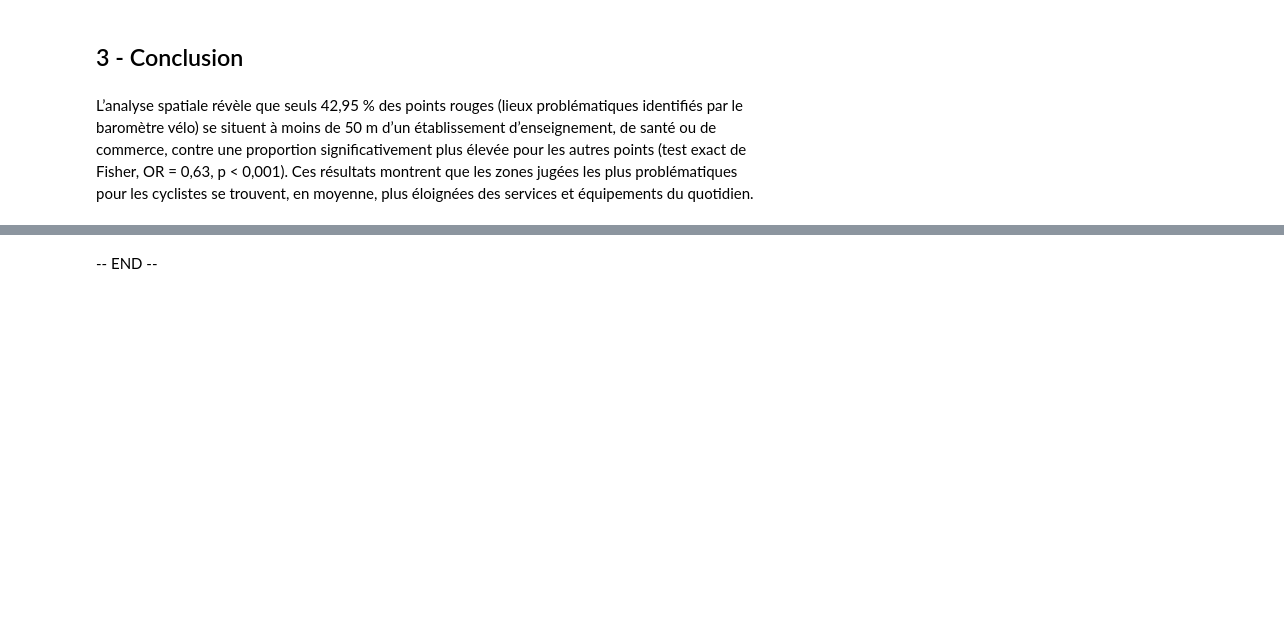
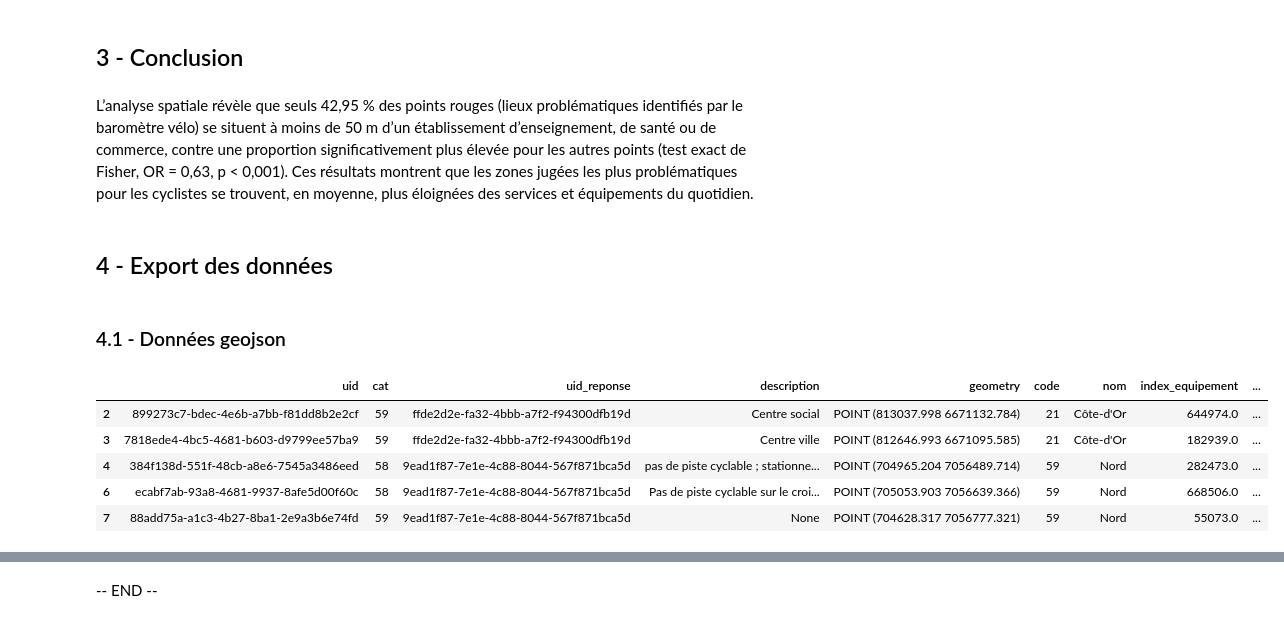
Before and after one commit to dataforgoodfr/offseason_fub, a Jupyter notebook: code/geodata-analysis/croisement_equipements.ipynb, the cells around one changed output, grey strips where cells are left out. Cells and saved outputs as stored; diff of their text form; code cells hidden in the pictures; blank space fills up the shorter version.

```diff
--- a/code/geodata-analysis/croisement_equipements.ipynb
+++ b/code/geodata-analysis/croisement_equipements.ipynb
@@ -144,3 +241,17 @@ p-value    : 0
 # %% [markdown]
 L’analyse spatiale révèle que seuls 42,95 % des points rouges (lieux problématiques identifiés par le baromètre vélo) se situent à moins de 50 m d’un établissement d’enseignement, de santé ou de commerce, contre une proportion significativement plus élevée pour les autres points (test exact de Fisher, OR = 0,63, p < 0,001).
 Ces résultats montrent que les zones jugées les plus problématiques pour les cyclistes se trouvent, en moyenne, plus éloignées des services et équipements du quotidien.
+# %% [markdown]
+## 4 - Export des données
+# %% [markdown]
+### 4.1 - Données geojson
+# %%
+prox_equip_export = prox_equip_e[prox_equip_e["index_equipement"].notnull()]
+prox_equip_export.head()
+# %% [output]
+|  | uid | cat | uid_reponse | description | geometry | code | nom | index_equipement | ... |
+| 2 | 899273c7-bdec-4e6b-a7bb-f81dd8b2e2cf | 59 | ffde2d2e-fa32-4bbb-a7f2-f94300dfb19d | Centre social | POINT (813037.998 6671132.784) | 21 | Côte-d'Or | 644974.0 | ... |
+| 3 | 7818ede4-4bc5-4681-b603-d9799ee57ba9 | 59 | ffde2d2e-fa32-4bbb-a7f2-f94300dfb19d | Centre ville | POINT (812646.993 6671095.585) | 21 | Côte-d'Or | 182939.0 | ... |
+| 4 | 384f138d-551f-48cb-a8e6-7545a3486eed | 58 | 9ead1f87-7e1e-4c88-8044-567f871bca5d | pas de piste cyclable ; stationne... | POINT (704965.204 7056489.714) | 59 | Nord | 282473.0 | ... |
+| 6 | ecabf7ab-93a8-4681-9937-8afe5d00f60c | 58 | 9ead1f87-7e1e-4c88-8044-567f871bca5d | Pas de piste cyclable sur le croi... | POINT (705053.903 7056639.366) | 59 | Nord | 668506.0 | ... |
+| 7 | 88add75a-a1c3-4b27-8ba1-2e9a3b6e74fd | 59 | 9ead1f87-7e1e-4c88-8044-567f871bca5d | None | POINT (704628.317 7056777.321) | 59 | Nord | 55073.0 | ... |
```
Also changed, not shown: parts of 18 cells of this notebook.
